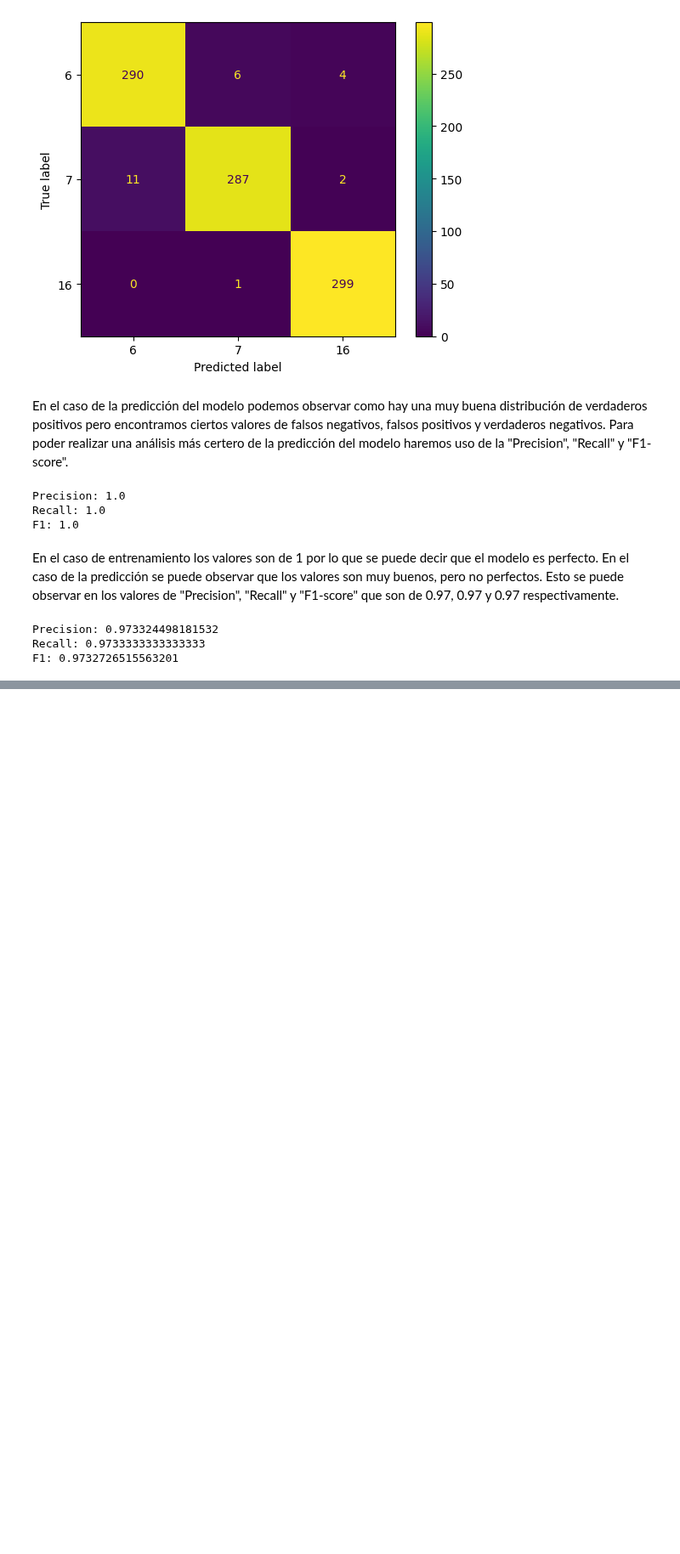
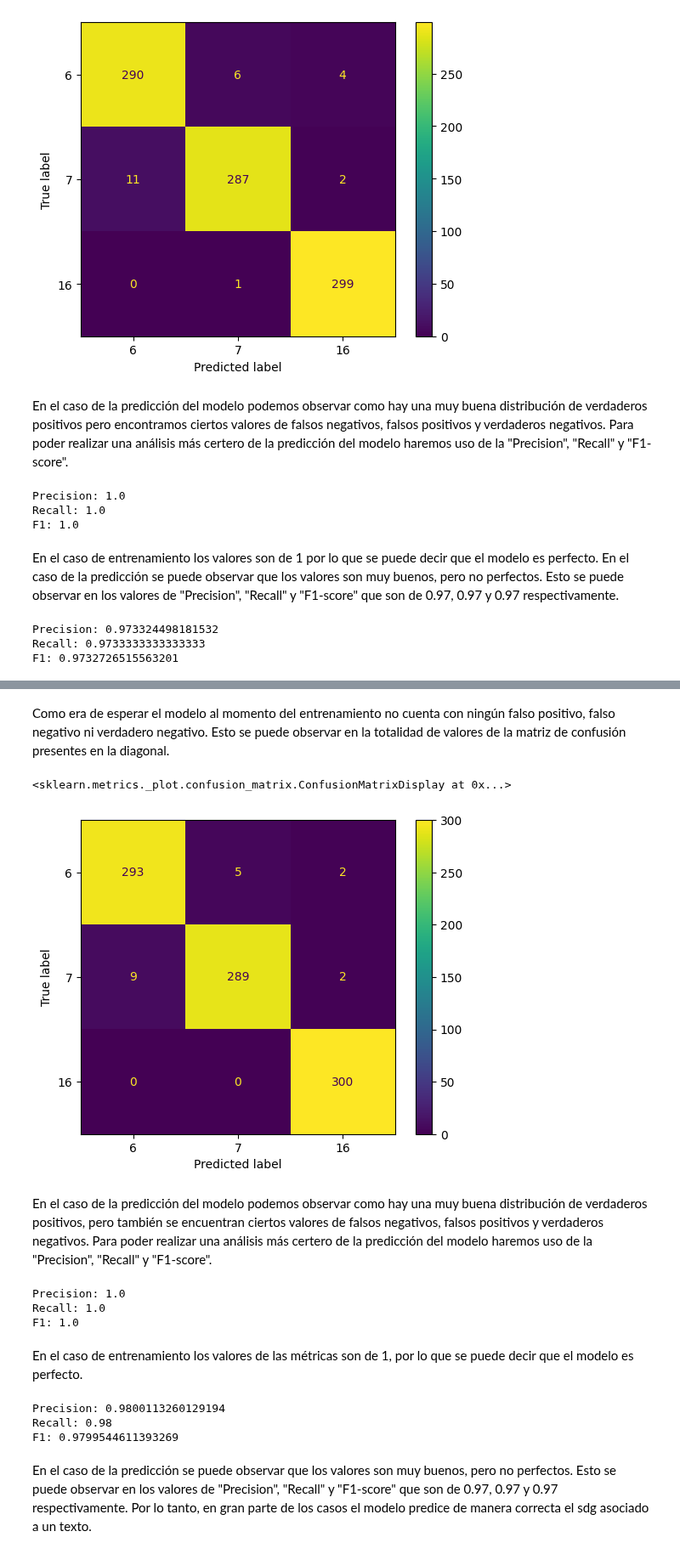
Before and after one commit to Buisness-Inteligence-Para-FashionPlace/Proyecto_1_Grupo16, a Jupyter notebook: proyecto1.ipynb, the cells around one changed output, grey strips where cells are left out. Shown at 85% size. Cells and saved outputs as stored; diff of their text form; code cells hidden in the pictures; blank space fills up the shorter version.

```diff
--- a/proyecto1.ipynb
+++ b/proyecto1.ipynb
@@ -314,0 +352,3 @@ F1: 0.9732726515563201
+# %%
+y_train_tfidf_predict = tfidf_model.predict(X_tfidf)
+y_test_tfidf_predict = tfidf_model.predict(tfidf.transform(X_test["Textos_espanol"]))
@@ -314,0 +360,29 @@ F1: 0.9732726515563201
+# %% [markdown]
+Como era de esperar el modelo al momento del entrenamiento no cuenta con ningún falso positivo, falso negativo ni verdadero negativo. Esto se puede observar en la totalidad de valores de la matriz de confusión presentes en la diagonal.
+# %%
+ConfusionMatrixDisplay.from_predictions(y_test, y_test_tfidf_predict)
+# %% [output]
+<sklearn.metrics._plot.confusion_matrix.ConfusionMatrixDisplay at 0x...>
+[figure, added]
+# %% [markdown]
+En el caso de la predicción del modelo podemos observar como hay una muy buena distribución de verdaderos positivos, pero también se encuentran ciertos valores de falsos negativos, falsos positivos y verdaderos negativos. Para poder realizar una análisis más certero de la predicción del modelo haremos uso de la "Precision", "Recall" y "F1-score".
+# %%
+print("Precision:", precision_score(y_train, y_train_tfidf_predict, average='macro'))
+print("Recall:", recall_score(y_train, y_train_tfidf_predict, average='macro'))
+print("F1:", f1_score(y_train, y_train_tfidf_predict, average='macro'))
+# %% [output]
+Precision: 1.0
+Recall: 1.0
+F1: 1.0
+# %% [markdown]
+En el caso de entrenamiento los valores de las métricas son de 1, por lo que se puede decir que el modelo es perfecto.
+# %%
+print("Precision:", precision_score(y_test, y_test_tfidf_predict, average='macro'))
+print("Recall:", recall_score(y_test, y_test_tfidf_predict, average='macro'))
+print("F1:", f1_score(y_test, y_test_tfidf_predict, average='macro'))
+# %% [output]
+Precision: 0.9800113260129194
+Recall: 0.98
+F1: 0.9799544611393269
+# %% [markdown]
+En el caso de la predicción se puede observar que los valores son muy buenos, pero no perfectos. Esto se puede observar en los valores de "Precision", "Recall" y "F1-score" que son de 0.97, 0.97 y 0.97 respectivamente. Por lo tanto, en gran parte de los casos el modelo predice de manera correcta el sdg asociado a un texto.
```
Also changed, not shown: parts of 13 cells of this notebook.
